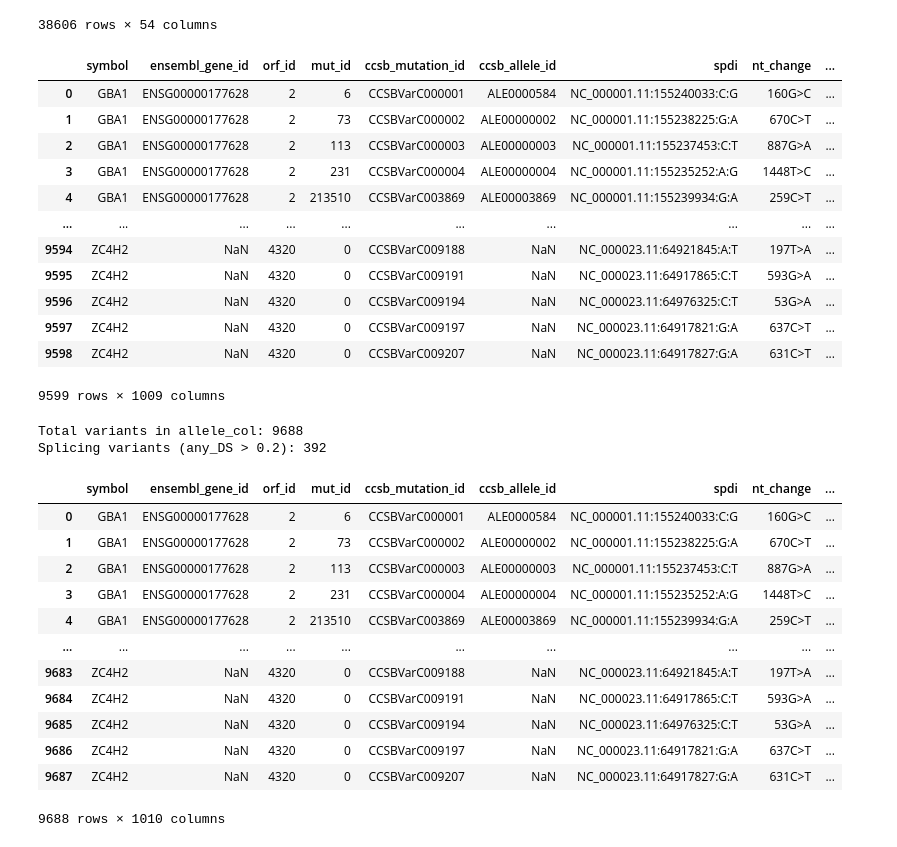
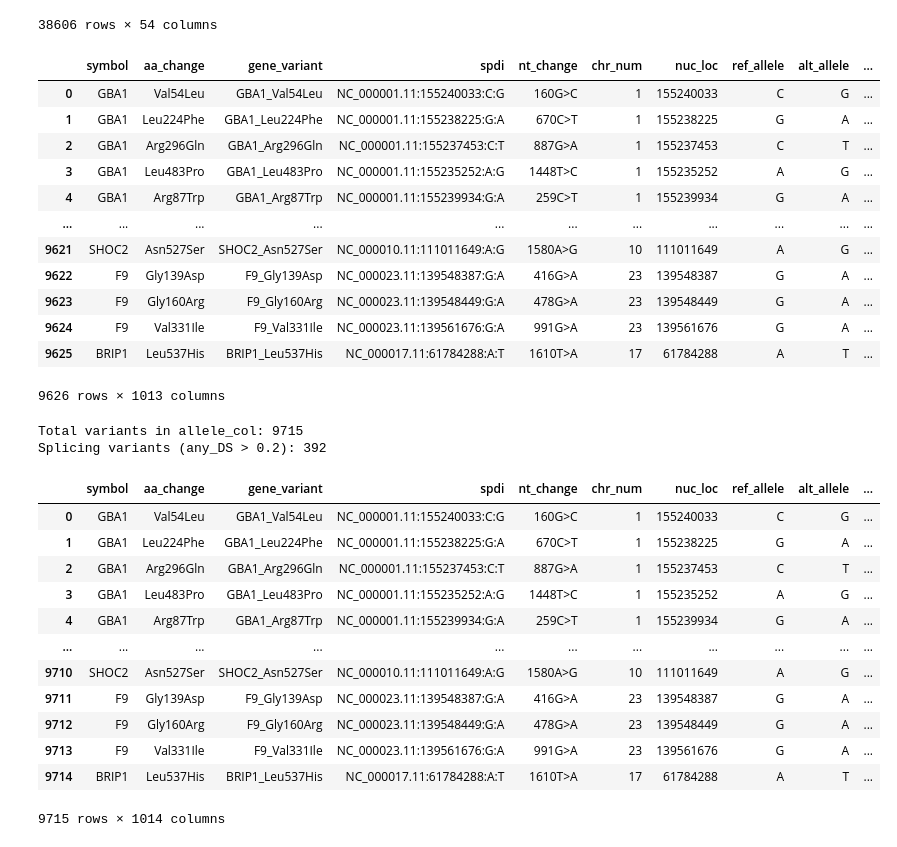
Before and after one commit to broadinstitute/2025_laval_submitted, a Jupyter notebook: 1_allele_collection/2_analysis/3_spliceAI.ipynb, the cells around one changed output. Cells and saved outputs as stored; diff of their text form; code cells hidden in the pictures.

```diff
--- a/1_allele_collection/2_analysis/3_spliceAI.ipynb
+++ b/1_allele_collection/2_analysis/3_spliceAI.ipynb
@@ -21,22 +24,22 @@ splice_df
 | 38605 | CCSBVarC039846 | 1460 | 2770G>A | Gly924Ser | 1 | ENSP00000492233.1 | class3m | ENSP00000492233.1:p.Gly924Ser | ... |
 38606 rows × 54 columns
 # %%
-allele_col = pd.read_csv(f"{outputs_dir}/VarChAMP_Allele_Collection_1Perc_ClinVar_dbNSFP_pLDDT_RSA_G2P_OMIM_MOI.tsv", sep="\t")
+allele_col = pl.read_parquet(f"{outputs_dir}/VarChAMP_Allele_Collection_1Perc_ClinVar_dbNSFP_pLDDT_RSA_G2P_OMIM_MOI.parquet").to_pandas()
 allele_col
 # %% [output]
-|  | symbol | ensembl_gene_id | orf_id | mut_id | ccsb_mutation_id | ccsb_allele_id | spdi | nt_change | ... |
-| 0 | GBA1 | ENSG00000177628 | 2 | 6 | CCSBVarC000001 | ALE0000584 | NC_000001.11:155240033:C:G | 160G>C | ... |
-| 1 | GBA1 | ENSG00000177628 | 2 | 73 | CCSBVarC000002 | ALE00000002 | NC_000001.11:155238225:G:A | 670C>T | ... |
-| 2 | GBA1 | ENSG00000177628 | 2 | 113 | CCSBVarC000003 | ALE00000003 | NC_000001.11:155237453:C:T | 887G>A | ... |
-| 3 | GBA1 | ENSG00000177628 | 2 | 231 | CCSBVarC000004 | ALE00000004 | NC_000001.11:155235252:A:G | 1448T>C | ... |
-| 4 | GBA1 | ENSG00000177628 | 2 | 213510 | CCSBVarC003869 | ALE00003869 | NC_000001.11:155239934:G:A | 259C>T | ... |
-| ... | ... | ... | ... | ... | ... | ... | ... | ... | ... |
-| 9594 | ZC4H2 | NaN | 4320 | 0 | CCSBVarC009188 | NaN | NC_000023.11:64921845:A:T | 197T>A | ... |
-| 9595 | ZC4H2 | NaN | 4320 | 0 | CCSBVarC009191 | NaN | NC_000023.11:64917865:C:T | 593G>A | ... |
-| 9596 | ZC4H2 | NaN | 4320 | 0 | CCSBVarC009194 | NaN | NC_000023.11:64976325:C:T | 53G>A | ... |
-| 9597 | ZC4H2 | NaN | 4320 | 0 | CCSBVarC009197 | NaN | NC_000023.11:64917821:G:A | 637C>T | ... |
-| 9598 | ZC4H2 | NaN | 4320 | 0 | CCSBVarC009207 | NaN | NC_000023.11:64917827:G:A | 631C>T | ... |
+|  | symbol | aa_change | gene_variant | spdi | nt_change | chr_num | nuc_loc | ref_allele | alt_allele | ... |
+| 0 | GBA1 | Val54Leu | GBA1_Val54Leu | NC_000001.11:155240033:C:G | 160G>C | 1 | 155240033 | C | G | ... |
+| 1 | GBA1 | Leu224Phe | GBA1_Leu224Phe | NC_000001.11:155238225:G:A | 670C>T | 1 | 155238225 | G | A | ... |
+| 2 | GBA1 | Arg296Gln | GBA1_Arg296Gln | NC_000001.11:155237453:C:T | 887G>A | 1 | 155237453 | C | T | ... |
+| 3 | GBA1 | Leu483Pro | GBA1_Leu483Pro | NC_000001.11:155235252:A:G | 1448T>C | 1 | 155235252 | A | G | ... |
+| 4 | GBA1 | Arg87Trp | GBA1_Arg87Trp | NC_000001.11:155239934:G:A | 259C>T | 1 | 155239934 | G | A | ... |
+| ... | ... | ... | ... | ... | ... | ... | ... | ... | ... | ... |
+| 9621 | SHOC2 | Asn527Ser | SHOC2_Asn527Ser | NC_000010.11:111011649:A:G | 1580A>G | 10 | 111011649 | A | G | ... |
+| 9622 | F9 | Gly139Asp | F9_Gly139Asp | NC_000023.11:139548387:G:A | 416G>A | 23 | 139548387 | G | A | ... |
+| 9623 | F9 | Gly160Arg | F9_Gly160Arg | NC_000023.11:139548449:G:A | 478G>A | 23 | 139548449 | G | A | ... |
+| 9624 | F9 | Val331Ile | F9_Val331Ile | NC_000023.11:139561676:G:A | 991G>A | 23 | 139561676 | G | A | ... |
+| 9625 | BRIP1 | Leu537His | BRIP1_Leu537His | NC_000017.11:61784288:A:T | 1610T>A | 17 | 61784288 | A | T | ... |
-9599 rows × 1009 columns
+9626 rows × 1013 columns
 # %%
 # Create a mapping DataFrame with just the columns we need
 splice_mapping = splice_df[['orf_id', 'nt_change', 'any_DS_above_0.2']].rename(
@@ -56,21 +59,21 @@ allele_col['splicing_variant'] = allele_col['splicing_variant'].fillna(False)
 print(f"Total variants in allele_col: {len(allele_col)}")
 print(f"Splicing variants (any_DS > 0.2): {allele_col['splicing_variant'].sum()}")
 
-allele_col.to_csv(f"{outputs_dir}/VarChAMP_Allele_Collection_1Perc_ClinVar_dbNSFP_pLDDT_RSA_G2P_OMIM_MOI_SpliceAI.tsv", sep="\t", index=False)
+allele_col.drop(columns=["seq", "seq_aa"]).to_csv(f"{outputs_dir}/VarChAMP_Allele_Collection_1Perc_ClinVar_dbNSFP_pLDDT_RSA_G2P_OMIM_MOI_SpliceAI.tsv", sep="\t", index=False)
 allele_col
 # %% [output]
-Total variants in allele_col: 9688
+Total variants in allele_col: 9715
 Splicing variants (any_DS > 0.2): 392
-|  | symbol | ensembl_gene_id | orf_id | mut_id | ccsb_mutation_id | ccsb_allele_id | spdi | nt_change | ... |
-| 0 | GBA1 | ENSG00000177628 | 2 | 6 | CCSBVarC000001 | ALE0000584 | NC_000001.11:155240033:C:G | 160G>C | ... |
-| 1 | GBA1 | ENSG00000177628 | 2 | 73 | CCSBVarC000002 | ALE00000002 | NC_000001.11:155238225:G:A | 670C>T | ... |
-| 2 | GBA1 | ENSG00000177628 | 2 | 113 | CCSBVarC000003 | ALE00000003 | NC_000001.11:155237453:C:T | 887G>A | ... |
-| 3 | GBA1 | ENSG00000177628 | 2 | 231 | CCSBVarC000004 | ALE00000004 | NC_000001.11:155235252:A:G | 1448T>C | ... |
-| 4 | GBA1 | ENSG00000177628 | 2 | 213510 | CCSBVarC003869 | ALE00003869 | NC_000001.11:155239934:G:A | 259C>T | ... |
-| ... | ... | ... | ... | ... | ... | ... | ... | ... | ... |
-| 9683 | ZC4H2 | NaN | 4320 | 0 | CCSBVarC009188 | NaN | NC_000023.11:64921845:A:T | 197T>A | ... |
-| 9684 | ZC4H2 | NaN | 4320 | 0 | CCSBVarC009191 | NaN | NC_000023.11:64917865:C:T | 593G>A | ... |
-| 9685 | ZC4H2 | NaN | 4320 | 0 | CCSBVarC009194 | NaN | NC_000023.11:64976325:C:T | 53G>A | ... |
-| 9686 | ZC4H2 | NaN | 4320 | 0 | CCSBVarC009197 | NaN | NC_000023.11:64917821:G:A | 637C>T | ... |
-| 9687 | ZC4H2 | NaN | 4320 | 0 | CCSBVarC009207 | NaN | NC_000023.11:64917827:G:A | 631C>T | ... |
+|  | symbol | aa_change | gene_variant | spdi | nt_change | chr_num | nuc_loc | ref_allele | alt_allele | ... |
+| 0 | GBA1 | Val54Leu | GBA1_Val54Leu | NC_000001.11:155240033:C:G | 160G>C | 1 | 155240033 | C | G | ... |
+| 1 | GBA1 | Leu224Phe | GBA1_Leu224Phe | NC_000001.11:155238225:G:A | 670C>T | 1 | 155238225 | G | A | ... |
+| 2 | GBA1 | Arg296Gln | GBA1_Arg296Gln | NC_000001.11:155237453:C:T | 887G>A | 1 | 155237453 | C | T | ... |
+| 3 | GBA1 | Leu483Pro | GBA1_Leu483Pro | NC_000001.11:155235252:A:G | 1448T>C | 1 | 155235252 | A | G | ... |
+| 4 | GBA1 | Arg87Trp | GBA1_Arg87Trp | NC_000001.11:155239934:G:A | 259C>T | 1 | 155239934 | G | A | ... |
+| ... | ... | ... | ... | ... | ... | ... | ... | ... | ... | ... |
+| 9710 | SHOC2 | Asn527Ser | SHOC2_Asn527Ser | NC_000010.11:111011649:A:G | 1580A>G | 10 | 111011649 | A | G | ... |
+| 9711 | F9 | Gly139Asp | F9_Gly139Asp | NC_000023.11:139548387:G:A | 416G>A | 23 | 139548387 | G | A | ... |
+| 9712 | F9 | Gly160Arg | F9_Gly160Arg | NC_000023.11:139548449:G:A | 478G>A | 23 | 139548449 | G | A | ... |
+| 9713 | F9 | Val331Ile | F9_Val331Ile | NC_000023.11:139561676:G:A | 991G>A | 23 | 139561676 | G | A | ... |
+| 9714 | BRIP1 | Leu537His | BRIP1_Leu537His | NC_000017.11:61784288:A:T | 1610T>A | 17 | 61784288 | A | T | ... |
-9688 rows × 1010 columns
+9715 rows × 1014 columns
```
Also changed, not shown: parts of 3 cells of this notebook, 16 other files.
